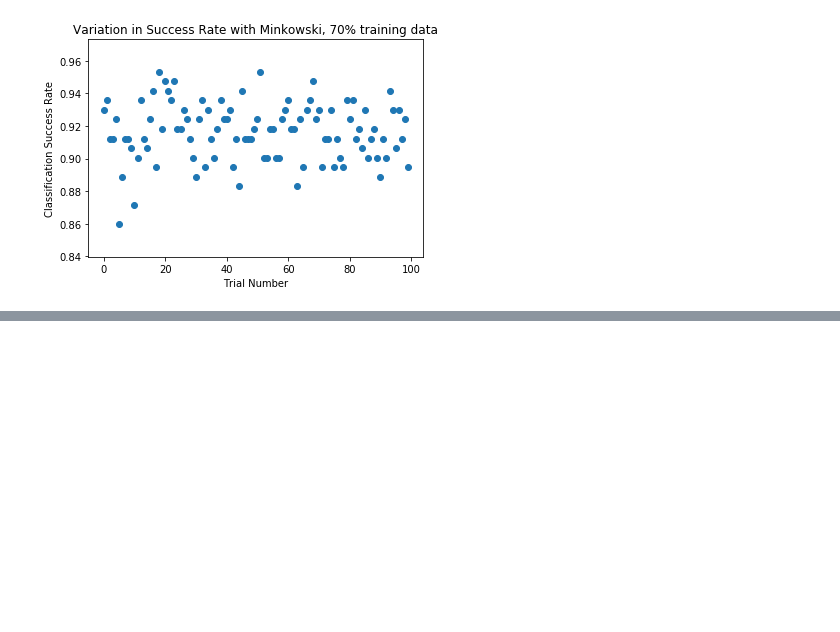
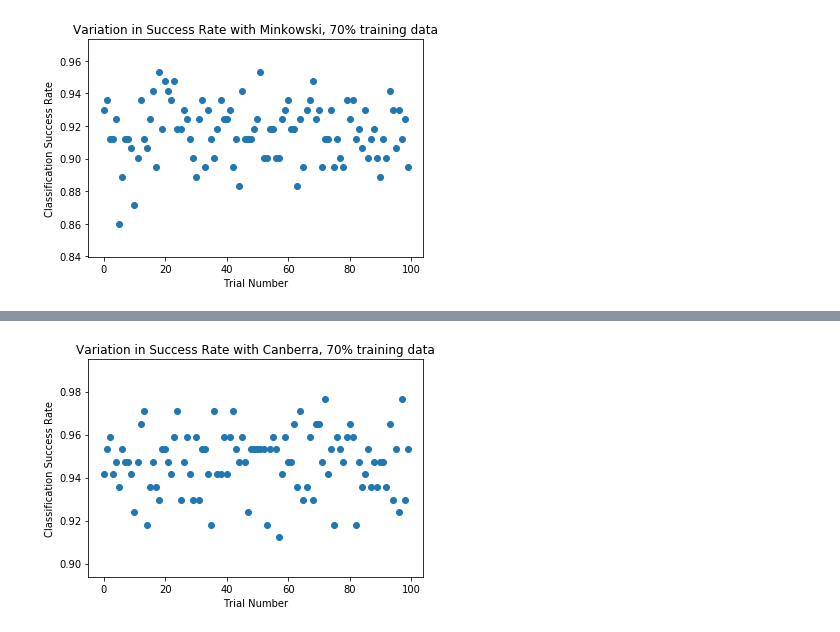
Before and after one commit to einstein9998/Internship, a Jupyter notebook: Iris.ipynb, the cells around one changed output, grey strips where cells are left out. Cells and saved outputs as stored; diff of their text form; code cells hidden in the pictures; blank space fills up the shorter version.

```diff
--- a/Iris.ipynb
+++ b/Iris.ipynb
@@ -548,0 +582,17 @@ ax.view_init(elev=10., azim=90)
+# %%
+#varying the random seed - now with canberra!
+x = []
+y = []
+for seed in np.arange(100):
+    _, success = nearestNeighborsTest(b.data, b.target, trainingSplit=0.7, seed=seed, metric='canberra')
+    x.append(seed)
+    y.append(success)
+
+plt.figure(4)
+plt.xlabel("Trial Number")
+plt.ylabel("Classification Success Rate")
+plt.title("Variation in Success Rate with Canberra, 70% training data")
+plt.scatter(x, y)
+plt.show()
+# %% [output]
+[figure, added]
```
Also changed, not shown: parts of 8 cells of this notebook.
